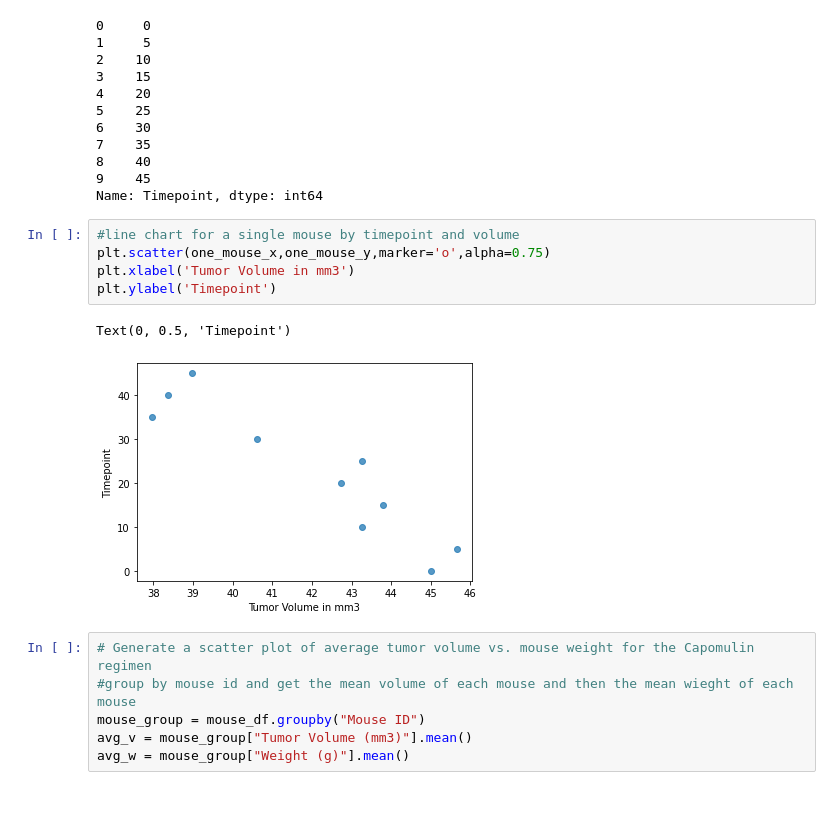
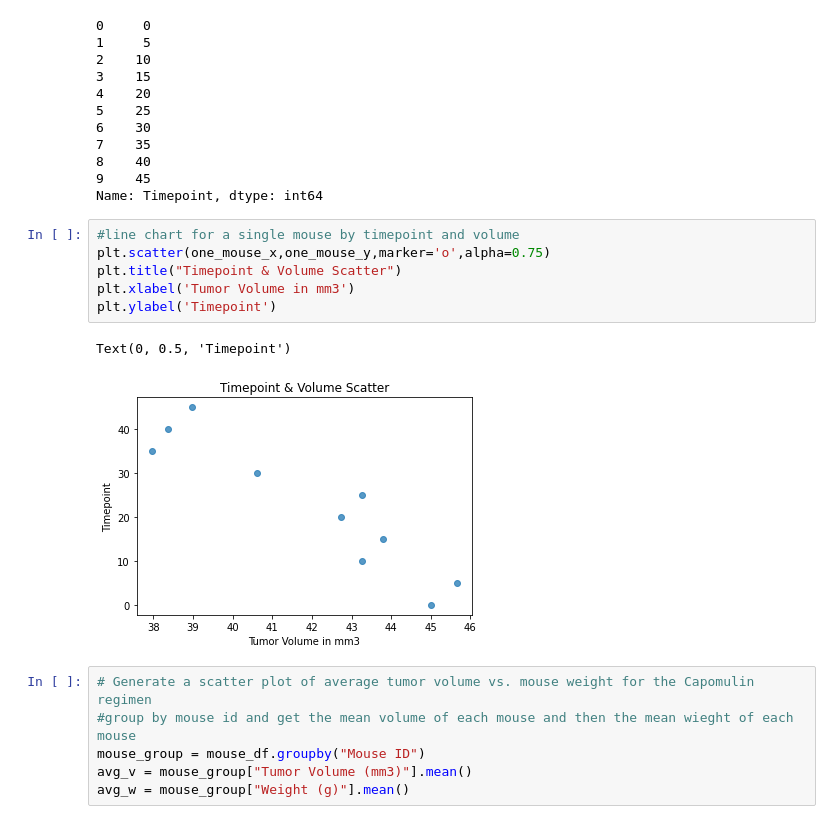
Before and after one commit to kentyjorge/matplotlib_challenge, a Jupyter notebook: pymaceuticals_starter.ipynb, the cells around one changed output. Saved outputs shown, nothing was run; the diff lists cells and outputs as text.

```diff
--- a/pymaceuticals_starter.ipynb
+++ b/pymaceuticals_starter.ipynb
@@ -446,11 +459,12 @@ Name: Timepoint, dtype: int64
 # %%
 #line chart for a single mouse by timepoint and volume
 plt.scatter(one_mouse_x,one_mouse_y,marker='o',alpha=0.75)
+plt.title("Timepoint & Volume Scatter")
 plt.xlabel('Tumor Volume in mm3')
 plt.ylabel('Timepoint')
 # %% [output]
 Text(0, 0.5, 'Timepoint')
-[figure, old version]
+[figure, new version]
 # %%
 # Generate a scatter plot of average tumor volume vs. mouse weight for the Capomulin regimen
 #group by mouse id and get the mean volume of each mouse and then the mean wieght of each mouse
```
Also changed, not shown: parts of 9 cells of this notebook.
